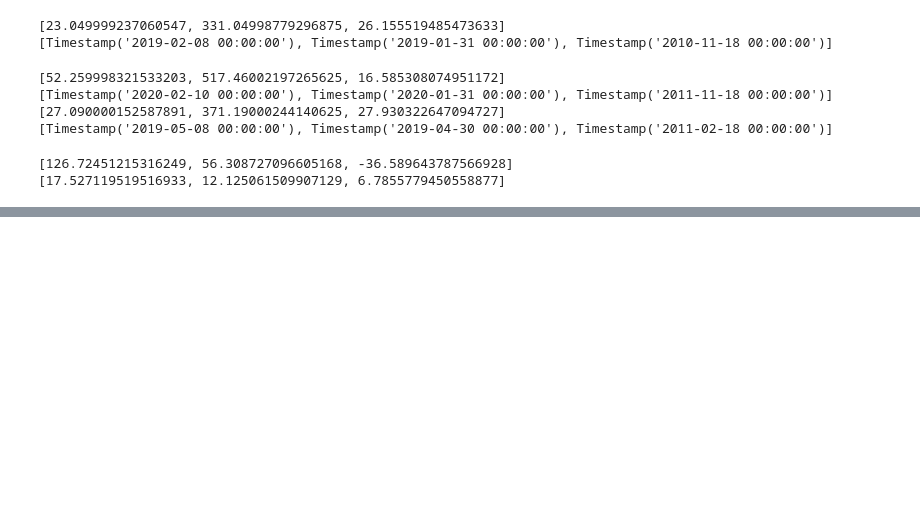
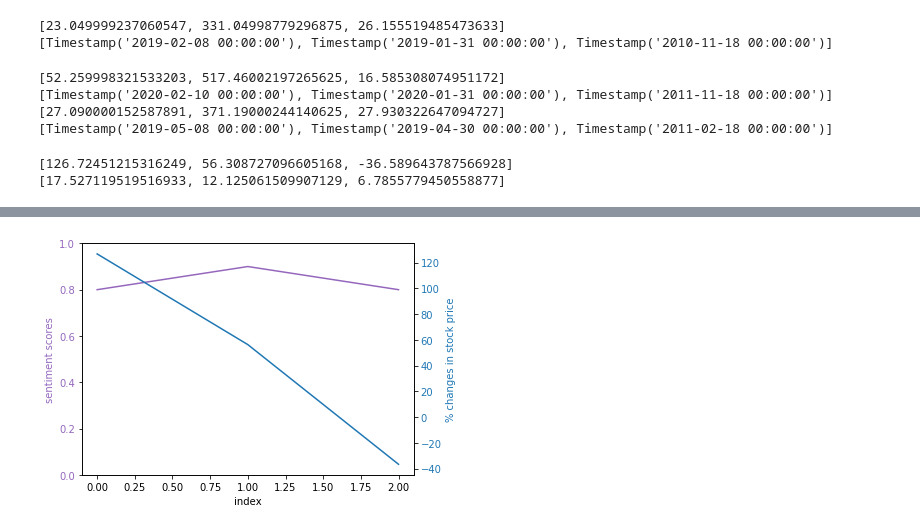
Before and after one commit to ThesisNegatif/Thesis, a Jupyter notebook: Final_Correlation_Calculations.ipynb, the cells around one changed output, grey strips where cells are left out. Drawn from its saved outputs; the diff is of its cells as text; code cells hidden in the pictures; blank space fills up the shorter version.

Commit message:
Finished correlation and significance calculations, created plots.

```diff
--- a/Final_Correlation_Calculations.ipynb
+++ b/Final_Correlation_Calculations.ipynb
@@ -134,0 +223,30 @@ new_all_data.head()
+# %%
+# To-do: maybe leave x axis unlabelled as it means nothing.
+import numpy as np
+import matplotlib.pyplot as plt
+
+# Create some mock data
+t = new_all_data.index
+data1 = new_all_data['weighted_sentiments']
+data2 = new_all_data['% change 1 year']
+
+fig, ax1 = plt.subplots()
+
+color = 'tab:purple'
+ax1.set_xlabel('index')
+ax1.set_ylabel('sentiment scores', color=color)
+ax1.plot(t, data1, color=color)
+ax1.tick_params(axis='y', labelcolor=color)
+ax1.set_ylim(0, 1)
+
+ax2 = ax1.twinx()  # instantiate a second axes that shares the same x-axis
+
+color = 'tab:blue'
+ax2.set_ylabel('% changes in stock price', color=color)  # we already handled the x-label with ax1
+ax2.plot(t, data2, color=color)
+ax2.tick_params(axis='y', labelcolor=color)
+
+fig.tight_layout()  # otherwise the right y-label is slightly clipped
+plt.show()
+# %% [output]
+[figure, added]
```
Also changed, not shown: parts of 8 cells of this notebook, 1 other file.
